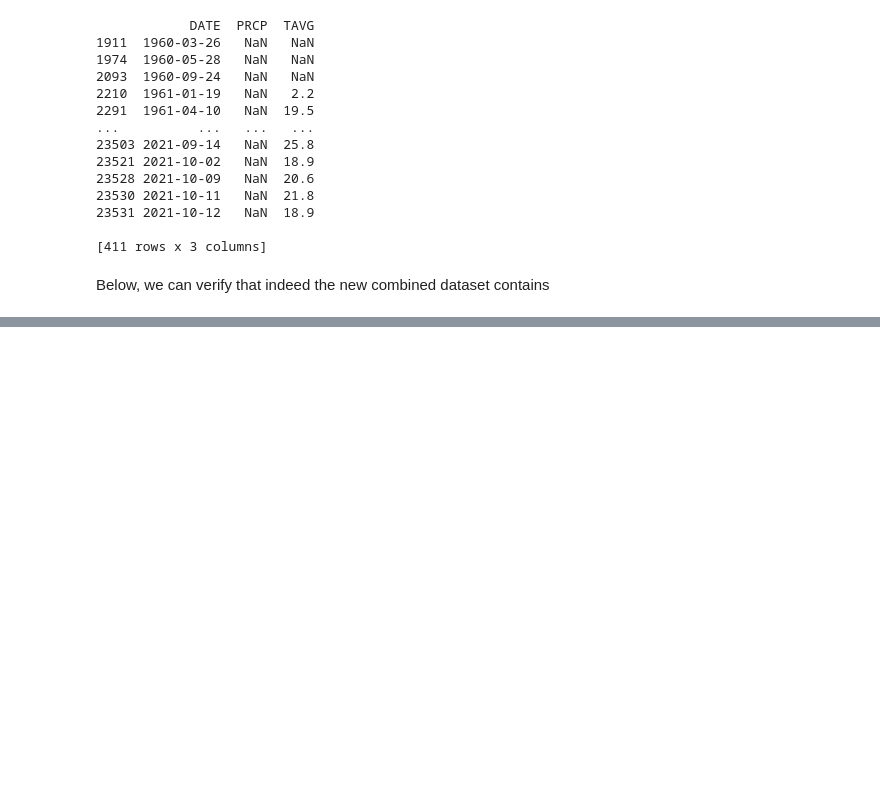
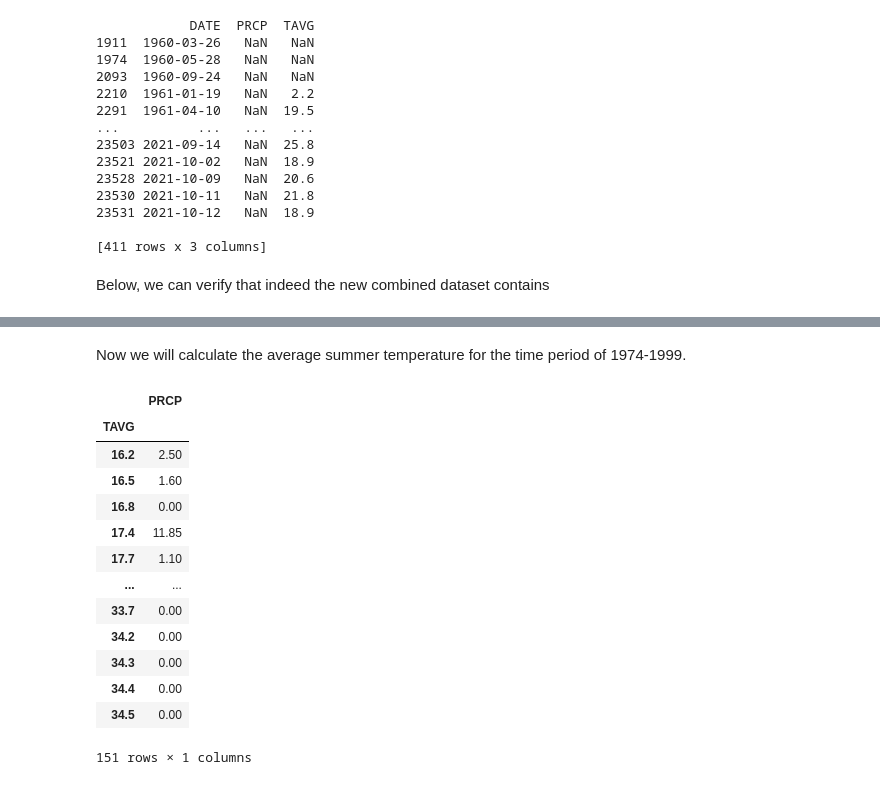
Before and after one commit to gliargovas/AML_2021_Assignments, a Jupyter notebook: Assignment1.ipynb, the cells around one changed output, grey strips where cells are left out. Drawn from its saved outputs; the diff is of its cells as text; code cells hidden in the pictures; blank space fills up the shorter version.

```diff
--- a/Assignment1.ipynb
+++ b/Assignment1.ipynb
@@ -310,0 +331,21 @@ print(data[(data['DATE'] > pd.to_datetime('2010-01-01')) & (data['DATE'] < pd.to
+# %% [markdown]
+Now we will calculate the average summer temperature for the time period of 1974-1999.
+# %%
+baseline_temp = summers[(summers['DATE'] >= pd.to_datetime('1974-01-01')) & (summers['DATE'] <= pd.to_datetime('1999-12-31'))]
+baseline_temp = baseline_temp.groupby('TAVG').mean()
+baseline_temp
+# %% [output]
+|  | PRCP |
+| TAVG |  |
+| 16.2 | 2.50 |
+| 16.5 | 1.60 |
+| 16.8 | 0.00 |
+| 17.4 | 11.85 |
+| 17.7 | 1.10 |
+| ... | ... |
+| 33.7 | 0.00 |
+| 34.2 | 0.00 |
+| 34.3 | 0.00 |
+| 34.4 | 0.00 |
+| 34.5 | 0.00 |
+151 rows × 1 columns
```
Also changed, not shown: parts of 6 cells of this notebook.
